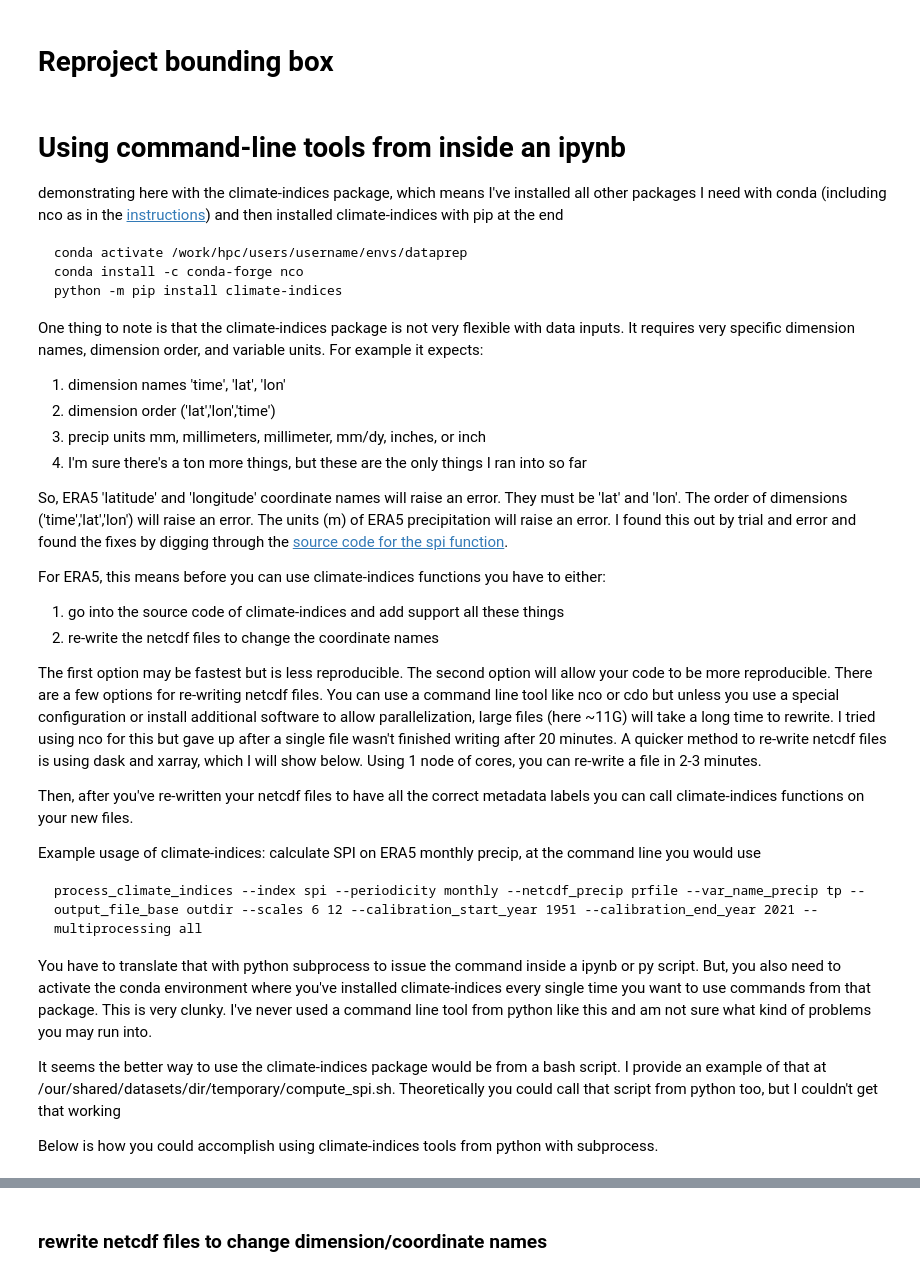
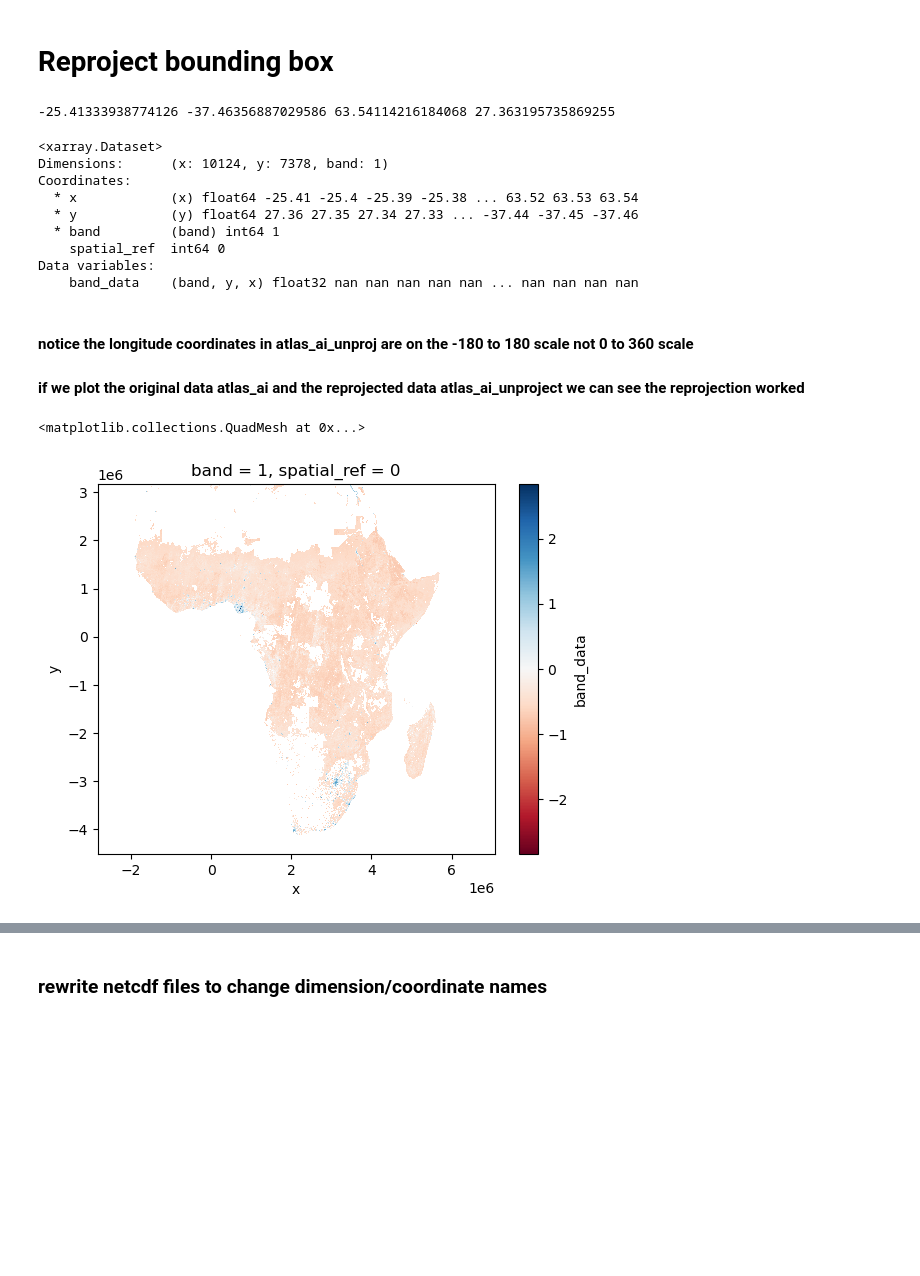
Before and after one commit to kerriegeil/MSU_example_compute, a Jupyter notebook: HPC_Orion/python/notebooks/other_things.ipynb, the cells around one changed output, grey strips where cells are left out. Drawn from its saved outputs; the diff is of its cells as text; code cells hidden in the pictures; blank space fills up the shorter version.

Commit message:
fix Africa reproject

````diff
--- a/HPC_Orion/python/notebooks/other_things.ipynb
+++ b/HPC_Orion/python/notebooks/other_things.ipynb
@@ -95,6 +95,7 @@ import xarray as xr
 import rioxarray as rio
 # %%
 # paths
+basedir='/our/shared/datasets/dir/'
 path_to_raw_data = 'raw_data/'
 path_to_climatic = basedir + path_to_raw_data + 'ERA5/month/'
 
@@ -104,55 +105,30 @@ path_to_atlas_ai=basedir + path_to_raw_data + 'ATLAS-AI project/ATLAS-AI/AWI/202
 # btw, I highly recommend replacing the space with an underscore in the dir "ATLAS-AS project"
 # spaces in dir and file names can cause problems in a linux operating system
 # %%
-# precipitation
-pre_world = xr.open_dataarray(path_to_pre, decode_coords = "all")
-pre_world.rio.write_crs(4326, inplace = True)
-
 # AWI
 atlas_ai=xr.open_dataset(path_to_atlas_ai)
 atlas_ai_unproj=atlas_ai.rio.reproject(4326) # reproject the whole thing
 minx,miny,maxx,maxy = atlas_ai_unproj.rio.bounds() # now get the bounds
 print(minx,miny,maxx,maxy)
-
-# clip precip
-pre = pre_world.rio.clip_box(minx,miny,maxx,maxy)
-
-# plot
-pre.isel(time=0).plot()
+atlas_ai_unproj
+# %% [output]
+-25.41333938774126 -37.46356887029586 63.54114216184068 27.363195735869255
+<xarray.Dataset>
+Dimensions:      (x: 10124, y: 7378, band: 1)
+Coordinates:
+  * x            (x) float64 -25.41 -25.4 -25.39 -25.38 ... 63.52 63.53 63.54
+  * y            (y) float64 27.36 27.35 27.34 27.33 ... -37.44 -37.45 -37.46
+  * band         (band) int64 1
+    spatial_ref  int64 0
+Data variables:
+    band_data    (band, y, x) float32 nan nan nan nan nan ... nan nan nan nan
-# %% [markdown]
-# Using command-line tools from inside an ipynb
-
-demonstrating here with the climate-indices package, which means I've installed all other packages I need with conda (including nco as in the [instructions](https://climate-indices.readthedocs.io/en/latest/)) and then installed climate-indices with pip at the end
-
-```
-conda activate /work/hpc/users/username/envs/dataprep
-conda install -c conda-forge nco
-python -m pip install climate-indices
-```
-
-One thing to note is that the climate-indices package is not very flexible with data inputs. It requires very specific dimension names, dimension order, and variable units. For example it expects:
-1) dimension names 'time', 'lat', 'lon'
-2) dimension order ('lat','lon','time')
-3) precip units mm, millimeters, millimeter, mm/dy, inches, or inch
-4) I'm sure there's a ton more things, but these are the only things I ran into so far
-
-So, ERA5 'latitude' and 'longitude' coordinate names will raise an error. They must be 'lat' and 'lon'. The order of dimensions ('time','lat','lon') will raise an error. The units (m) of ERA5 precipitation will raise an error. I found this out by trial and error and found the fixes by digging through the [source code for the spi function](https://github.com/monocongo/climate_indices/blob/master/src/climate_indices/__spi__.py).
-
-For ERA5, this means before you can use climate-indices functions you have to either:
-1) go into the source code of climate-indices and add support all these things
-2) re-write the netcdf files to change the coordinate names
-
-The first option may be fastest but is less reproducible. The second option will allow your code to be more reproducible. There are a few options for re-writing netcdf files. You can use a command line tool like nco or cdo but unless you use a special configuration or install additional software to allow parallelization, large files (here ~11G) will take a long time to rewrite. I tried using nco for this but gave up after a single file wasn't finished writing after 20 minutes. A quicker method to re-write netcdf files is using dask and xarray, which I will show below. Using 1 node of cores, you can re-write a file in 2-3 minutes.
-
-Then, after you've re-written your netcdf files to have all the correct metadata labels you can call climate-indices functions on your new files.
-
-Example usage of climate-indices: calculate SPI on ERA5 monthly precip, at the command line you would use
-```
-process_climate_indices --index spi --periodicity monthly --netcdf_precip prfile --var_name_precip tp --output_file_base outdir --scales 6 12 --calibration_start_year 1951 --calibration_end_year 2021 --multiprocessing all
-```
-
-You have to translate that with python subprocess to issue the command inside a ipynb or py script. But, you also need to activate the conda environment where you've installed climate-indices every single time you want to use commands from that package. This is very clunky. I've never used a command line tool from python like this and am not sure what kind of problems you may run into.
-
-It seems the better way to use the climate-indices package would be from a bash script. I provide an example of that at /our/shared/datasets/dir/temporary/compute_spi.sh. Theoretically you could call that script from python too, but I couldn't get that working
-
-Below is how you could accomplish using climate-indices tools from python with subprocess.
+# %% [markdown]
+#### notice the longitude coordinates in atlas_ai_unproj are on the -180 to 180 scale not 0 to 360 scale
+
+#### if we plot the original data atlas_ai and the reprojected data atlas_ai_unproject we can see the reprojection worked
+# %%
+# plot
+atlas_ai.band_data.plot(cmap='RdBu')
+# %% [output]
+<matplotlib.collections.QuadMesh at 0x...>
+[figure, added]
````
Also changed, not shown: parts of 19 cells of this notebook.
